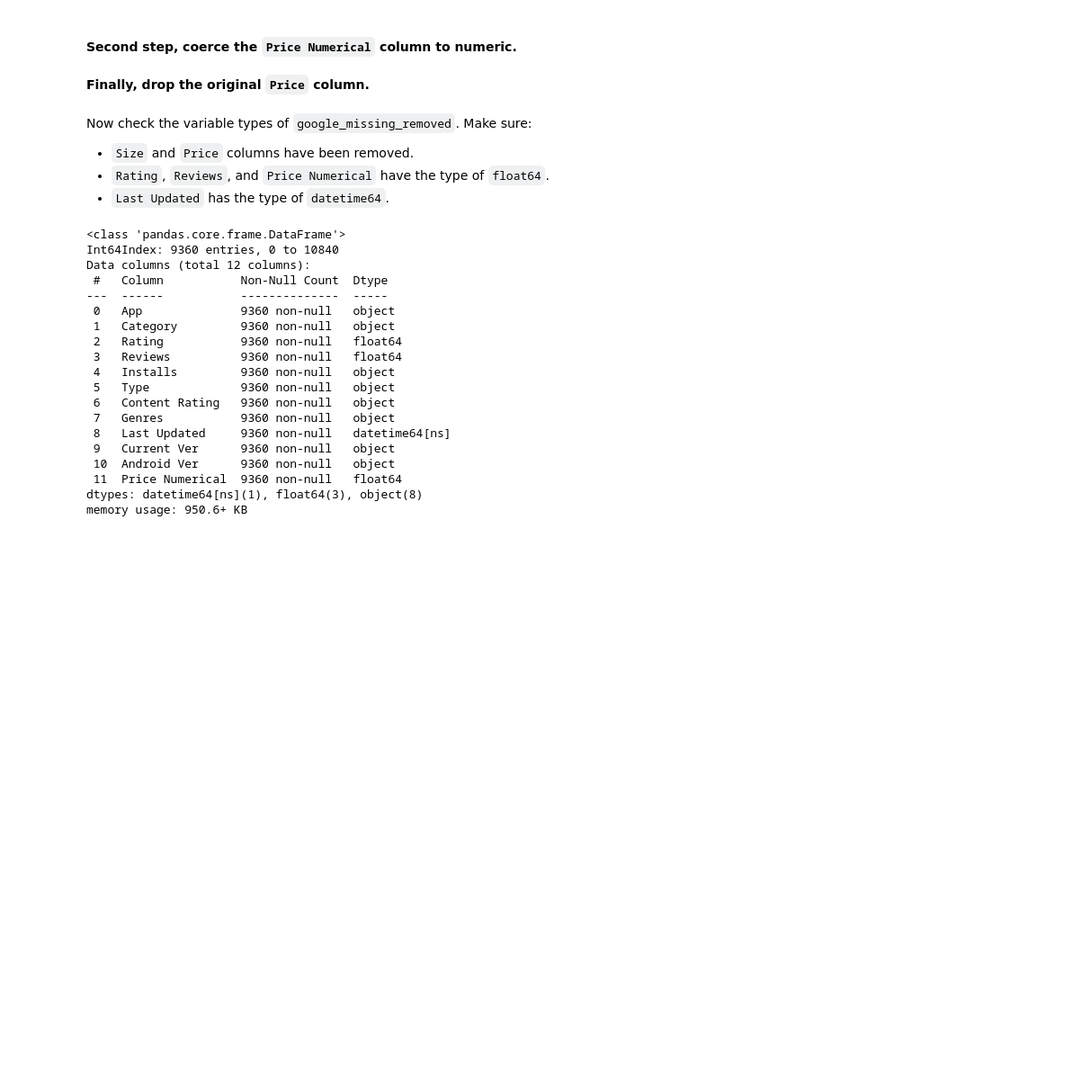
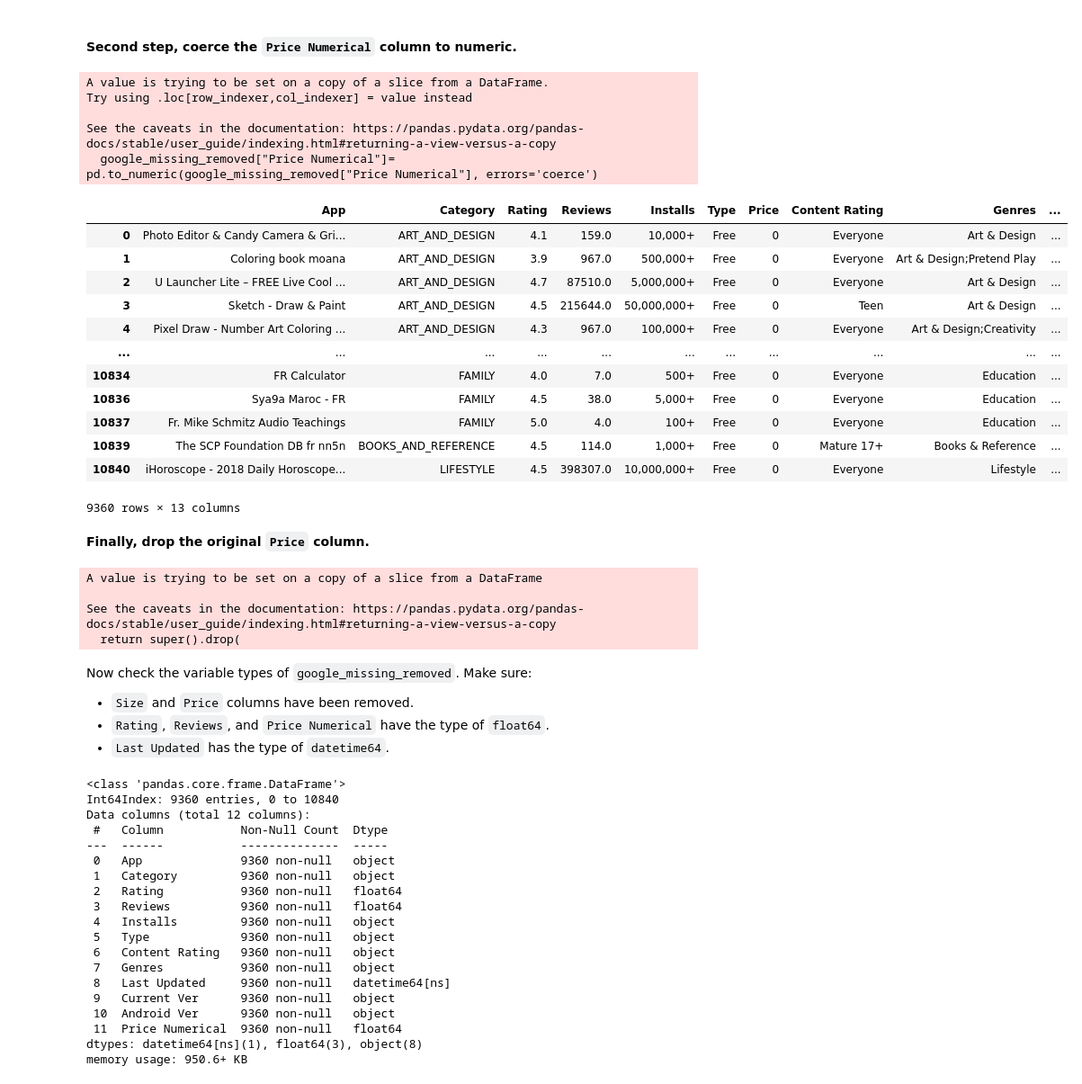
Before and after one commit to ta-data-remote/lab-supervised-learning-feature-extraction, a Jupyter notebook: your-code/notebooks/main.ipynb, the cells around one changed output. Shown: that part at 90% size. Cells and saved outputs as stored; diff of their text form; code cells hidden in the pictures; blank space fills up the shorter version.

```diff
--- a/your-code/notebooks/main.ipynb
+++ b/your-code/notebooks/main.ipynb
@@ -183,6 +245,7 @@ There are two reasons. First, the majority of the data are ordinal but a sizeabl
 Drop the column in the cell below (use `inplace=True`)
 # %%
 # Your code here:
+google_play.drop(["Size"],axis=1, inplace = True)
 # %% [markdown]
 #### Now let's look at how many missing values are in each column.
 
@@ -229,6 +294,7 @@ In particular, we don't want to drop the `Rating` column because:
 In the cell below, remove all rows containing at least one missing value. Use the `dropna()` function ([documentation](https://pandas.pydata.org/pandas-docs/stable/generated/pandas.DataFrame.dropna.html)). Assign the new dataframe to the variable `google_missing_removed`.
 # %%
 # Your code here:
+google_missing_removed = google_play.dropna()
 # %% [markdown]
 From now on, we use the `google_missing_removed` variable instead of `google_play`.
 
@@ -237,3 +303,4 @@ From now on, we use the `google_missing_removed` variable instead of `google_pla
 The `Last Updated` column seems to contain a date, though it is classified as an object type. Let's convert this column using the `pd.to_datetime` function ([documentation](https://pandas.pydata.org/pandas-docs/stable/generated/pandas.to_datetime.html)).
 # %%
 # Your code here:
+google_missing_removed["Last Updated"]= pd.to_datetime(google_missing_removed["Last Updated"])
@@ -265,0 +338,4 @@ We will achieve our goal in three steps. Follow the instructions of each step be
+# %%
+# Your code here:
+google_missing_removed["Price Numerical"] = google_missing_removed["Price"].str.replace('$',"")
+google_missing_removed["Price Numerical"].unique()
@@ -270,7 +360,37 @@ We will achieve our goal in three steps. Follow the instructions of each step be
+# %%
+# Your code here:
+google_missing_removed["Price Numerical"]= pd.to_numeric(google_missing_removed["Price Numerical"], errors='coerce')
+#Price_numerical.unique()
+google_missing_removed
+# %% [output]
+A value is trying to be set on a copy of a slice from a DataFrame.
+Try using .loc[row_indexer,col_indexer] = value instead
+
+See the caveats in the documentation: https://pandas.pydata.org/pandas-docs/stable/user_guide/indexing.html#returning-a-view-versus-a-copy
+  google_missing_removed["Price Numerical"]= pd.to_numeric(google_missing_removed["Price Numerical"], errors='coerce')
+|  | App | Category | Rating | Reviews | Installs | Type | Price | Content Rating | Genres | ... |
+| 0 | Photo Editor & Candy Camera & Gri... | ART_AND_DESIGN | 4.1 | 159.0 | 10,000+ | Free | 0 | Everyone | Art & Design | ... |
+| 1 | Coloring book moana | ART_AND_DESIGN | 3.9 | 967.0 | 500,000+ | Free | 0 | Everyone | Art & Design;Pretend Play | ... |
+| 2 | U Launcher Lite – FREE Live Cool ... | ART_AND_DESIGN | 4.7 | 87510.0 | 5,000,000+ | Free | 0 | Everyone | Art & Design | ... |
+| 3 | Sketch - Draw & Paint | ART_AND_DESIGN | 4.5 | 215644.0 | 50,000,000+ | Free | 0 | Teen | Art & Design | ... |
+| 4 | Pixel Draw - Number Art Coloring ... | ART_AND_DESIGN | 4.3 | 967.0 | 100,000+ | Free | 0 | Everyone | Art & Design;Creativity | ... |
+| ... | ... | ... | ... | ... | ... | ... | ... | ... | ... | ... |
+| 10834 | FR Calculator | FAMILY | 4.0 | 7.0 | 500+ | Free | 0 | Everyone | Education | ... |
+| 10836 | Sya9a Maroc - FR | FAMILY | 4.5 | 38.0 | 5,000+ | Free | 0 | Everyone | Education | ... |
+| 10837 | Fr. Mike Schmitz Audio Teachings | FAMILY | 5.0 | 4.0 | 100+ | Free | 0 | Everyone | Education | ... |
+| 10839 | The SCP Foundation DB fr nn5n | BOOKS_AND_REFERENCE | 4.5 | 114.0 | 1,000+ | Free | 0 | Mature 17+ | Books & Reference | ... |
+| 10840 | iHoroscope - 2018 Daily Horoscope... | LIFESTYLE | 4.5 | 398307.0 | 10,000,000+ | Free | 0 | Everyone | Lifestyle | ... |
+9360 rows × 13 columns
 # %% [markdown]
 **Finally, drop the original `Price` column.**
 # %%
 # Your code here:
+google_missing_removed.drop("Price",axis=1, inplace = True)
+# %% [output]
+A value is trying to be set on a copy of a slice from a DataFrame
+
+See the caveats in the documentation: https://pandas.pydata.org/pandas-docs/stable/user_guide/indexing.html#returning-a-view-versus-a-copy
+  return super().drop(
 # %% [markdown]
 Now check the variable types of `google_missing_removed`. Make sure:
 
```
Also changed, not shown: parts of 43 cells of this notebook.
